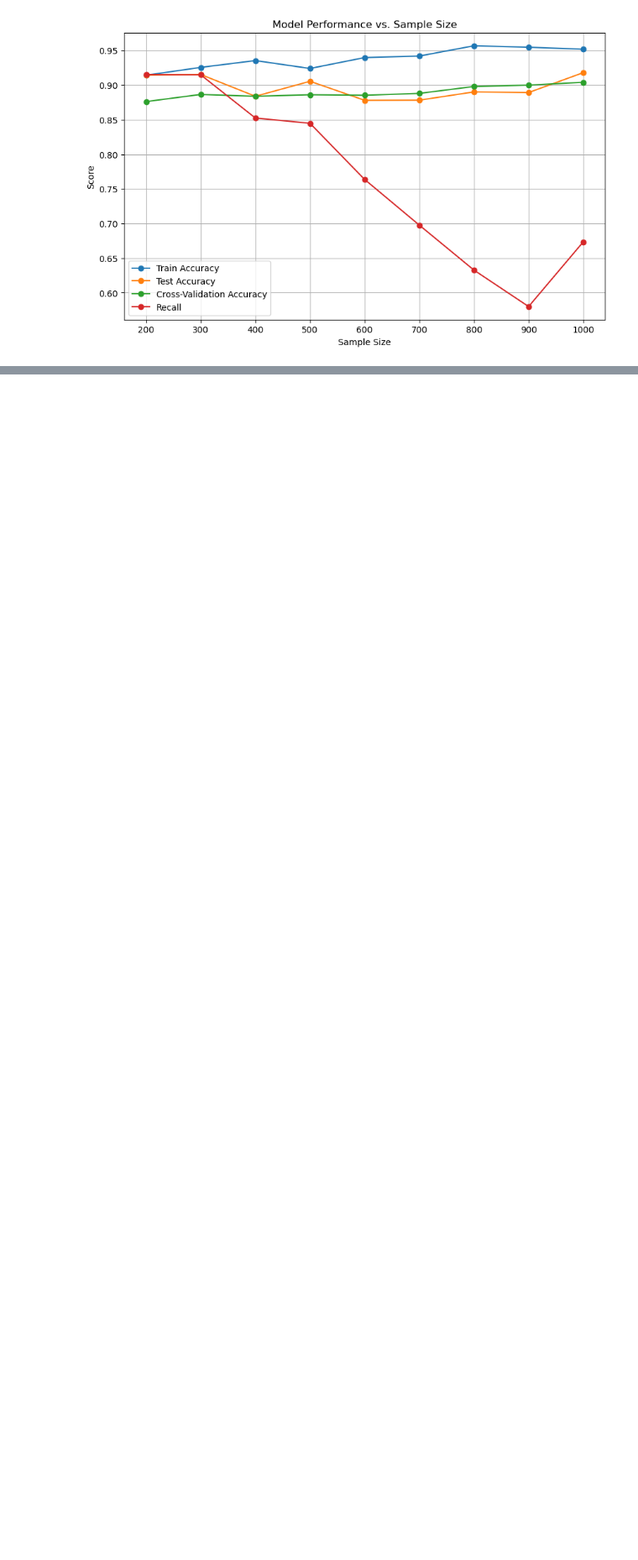
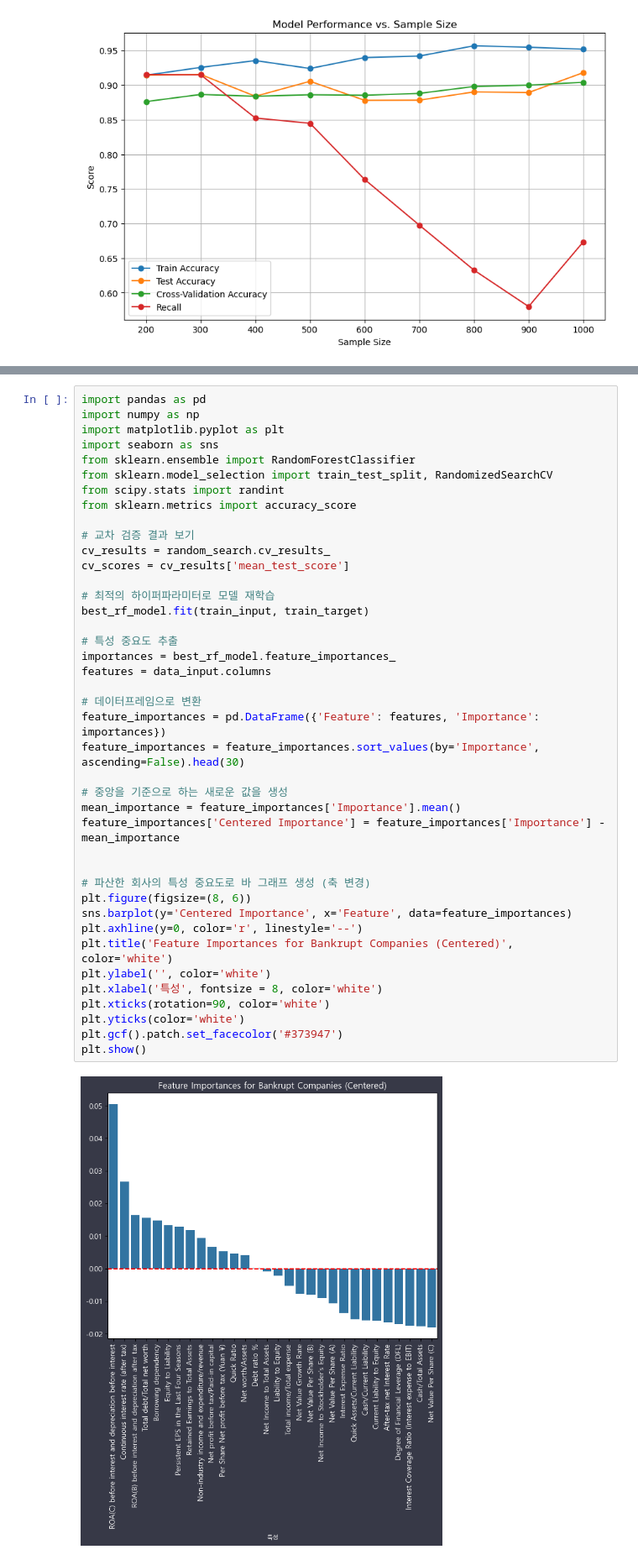
Before and after one commit to pjiseok/ML_project, a Jupyter notebook: 0709_최종.ipynb, the cells around one changed output, grey strips where cells are left out. Shown at 84% size. Saved outputs shown, nothing was run; the diff lists cells and outputs as text; blank space fills up the shorter version.

```diff
--- a/0709_최종.ipynb
+++ b/0709_최종.ipynb
@@ -857,0 +911,43 @@ print(f'최적 하이퍼파라미터 값 :{best_rf_model}')
+# %%
+import pandas as pd
+import numpy as np
+import matplotlib.pyplot as plt
+import seaborn as sns
+from sklearn.ensemble import RandomForestClassifier
+from sklearn.model_selection import train_test_split, RandomizedSearchCV
+from scipy.stats import randint
+from sklearn.metrics import accuracy_score
+
+# 교차 검증 결과 보기
+cv_results = random_search.cv_results_
+cv_scores = cv_results['mean_test_score']
+
+# 최적의 하이퍼파라미터로 모델 재학습
+best_rf_model.fit(train_input, train_target)
+
+# 특성 중요도 추출
+importances = best_rf_model.feature_importances_
+features = data_input.columns
+
+# 데이터프레임으로 변환
+feature_importances = pd.DataFrame({'Feature': features, 'Importance': importances})
+feature_importances = feature_importances.sort_values(by='Importance', ascending=False).head(30)
+
+# 중앙을 기준으로 하는 새로운 값을 생성
+mean_importance = feature_importances['Importance'].mean()
+feature_importances['Centered Importance'] = feature_importances['Importance'] - mean_importance
+
+
+# 파산한 회사의 특성 중요도로 바 그래프 생성 (축 변경)
+plt.figure(figsize=(8, 6))
+sns.barplot(y='Centered Importance', x='Feature', data=feature_importances)
+plt.axhline(y=0, color='r', linestyle='--')
+plt.title('Feature Importances for Bankrupt Companies (Centered)', color='white')
+plt.ylabel('', color='white')
+plt.xlabel('특성', fontsize = 8, color='white')
+plt.xticks(rotation=90, color='white')
+plt.yticks(color='white')
+plt.gcf().patch.set_facecolor('#373947')
+plt.show()
+# %% [output]
+[figure, added]
```
Also changed, not shown: parts of 8 cells of this notebook.
